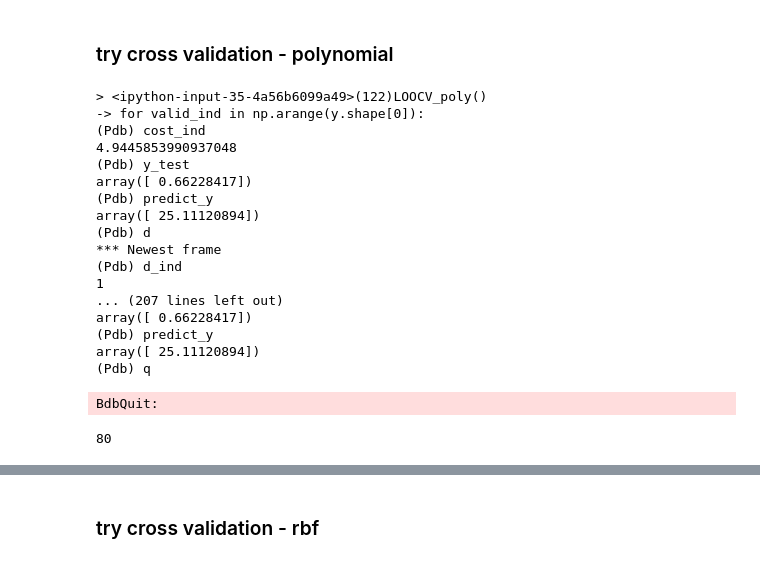
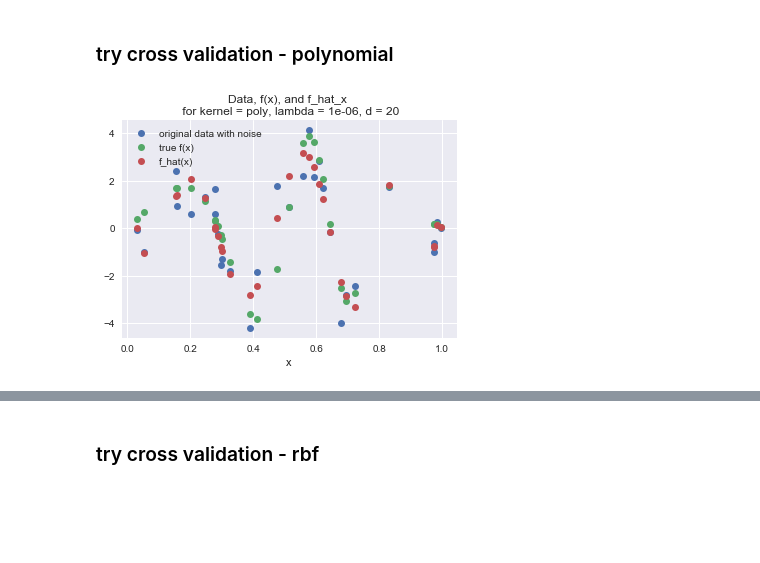
Before and after one commit to davidjuliancaldwell/machine-learning-class, a Jupyter notebook: hw3/prob2_kernelregression_notebook.ipynb, the cells around one changed output, grey strips where cells are left out. Drawn from its saved outputs; the diff is of its cells as text; code cells hidden in the pictures; blank space fills up the shorter version.

```diff
--- a/hw3/prob2_kernelregression_notebook.ipynb
+++ b/hw3/prob2_kernelregression_notebook.ipynb
@@ -330,29 +260,19 @@ for lambda_val in lambda_vec:
 ### try cross validation - polynomial
 # %%
 lambda_vec = np.array([1e-6,1e-5,1e-4,1e-3,1e-2,1e-1,1,10,100])
-d_vec = np.arange(1,30,3)
+d_vec = np.arange(1,50,1)
 
+d_vec = np.array([1,20])
 score_vec = LOOCV_poly(x,y,lambda_vec,d_vec)
+best_ind = np.unravel_index(score_vec.argmin(), score_vec.shape)
+
+best_d = d_vec[best_ind[1]]
+best_lambda = lambda_vec[best_ind[0]]
+
+
+K = make_K_mat_poly(x,best_d)
+alpha_hat = alpha_hat_compute(K,best_lambda,y)
+f_hat = f_hat_compute(alpha_hat,K)
+plot_function_poly(x,y,f_x,f_hat,'poly',best_lambda,best_d)
 # %% [output]
-> <ipython-input-35-4a56b6099a49>(122)LOOCV_poly()
--> for valid_ind in np.arange(y.shape[0]):
-(Pdb) cost_ind
-4.9445853990937048
-(Pdb) y_test
-array([ 0.66228417])
-(Pdb) predict_y
-array([ 25.11120894])
-(Pdb) d
-*** Newest frame
-(Pdb) d_ind
-1
-... (207 lines left out)
-array([ 0.66228417])
-(Pdb) predict_y
-array([ 25.11120894])
-(Pdb) q
-BdbQuit:
+[figure, added]
-# %%
-np.argmin(score_vec)
-# %% [output]
-80
```
Also changed, not shown: parts of 12 cells of this notebook, 3 other files.
